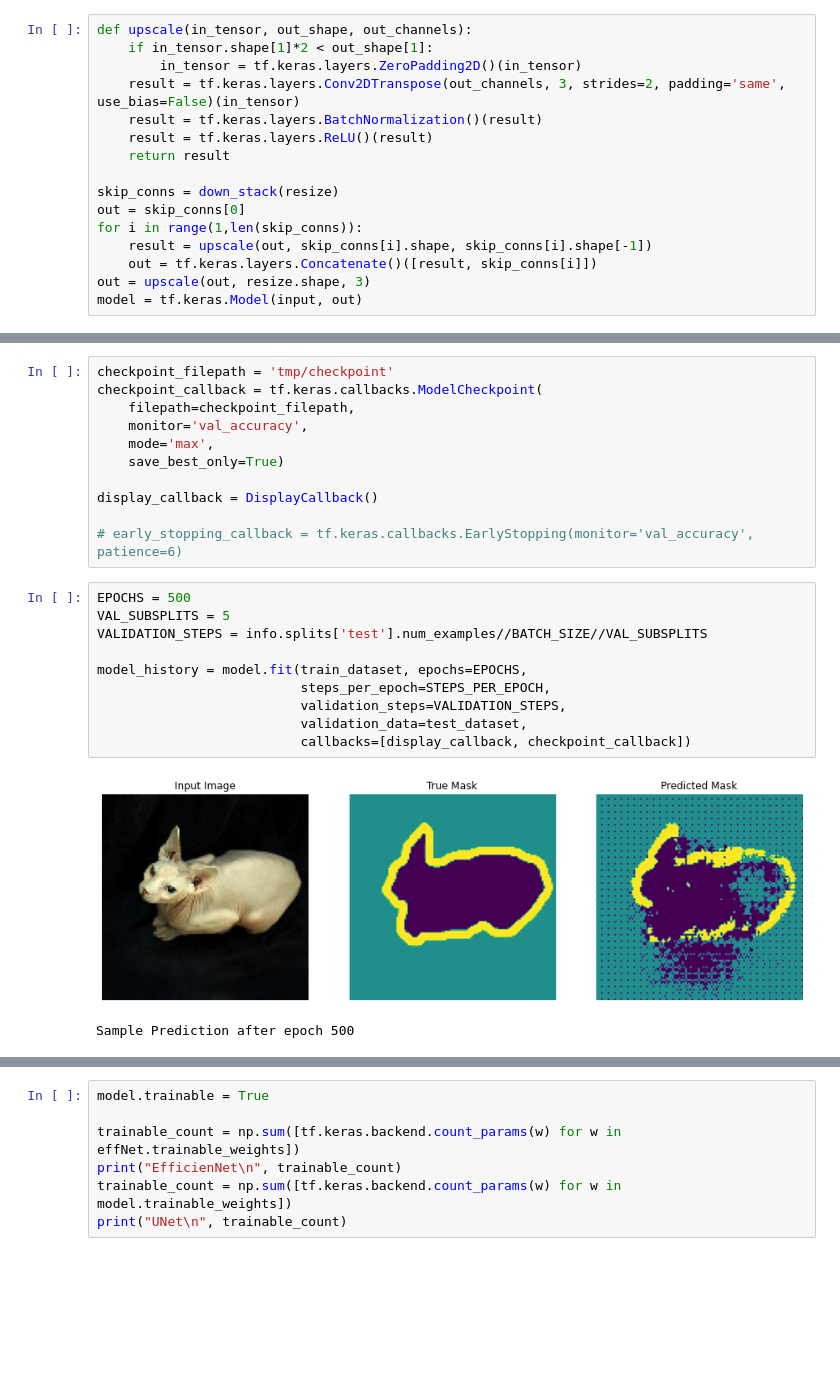
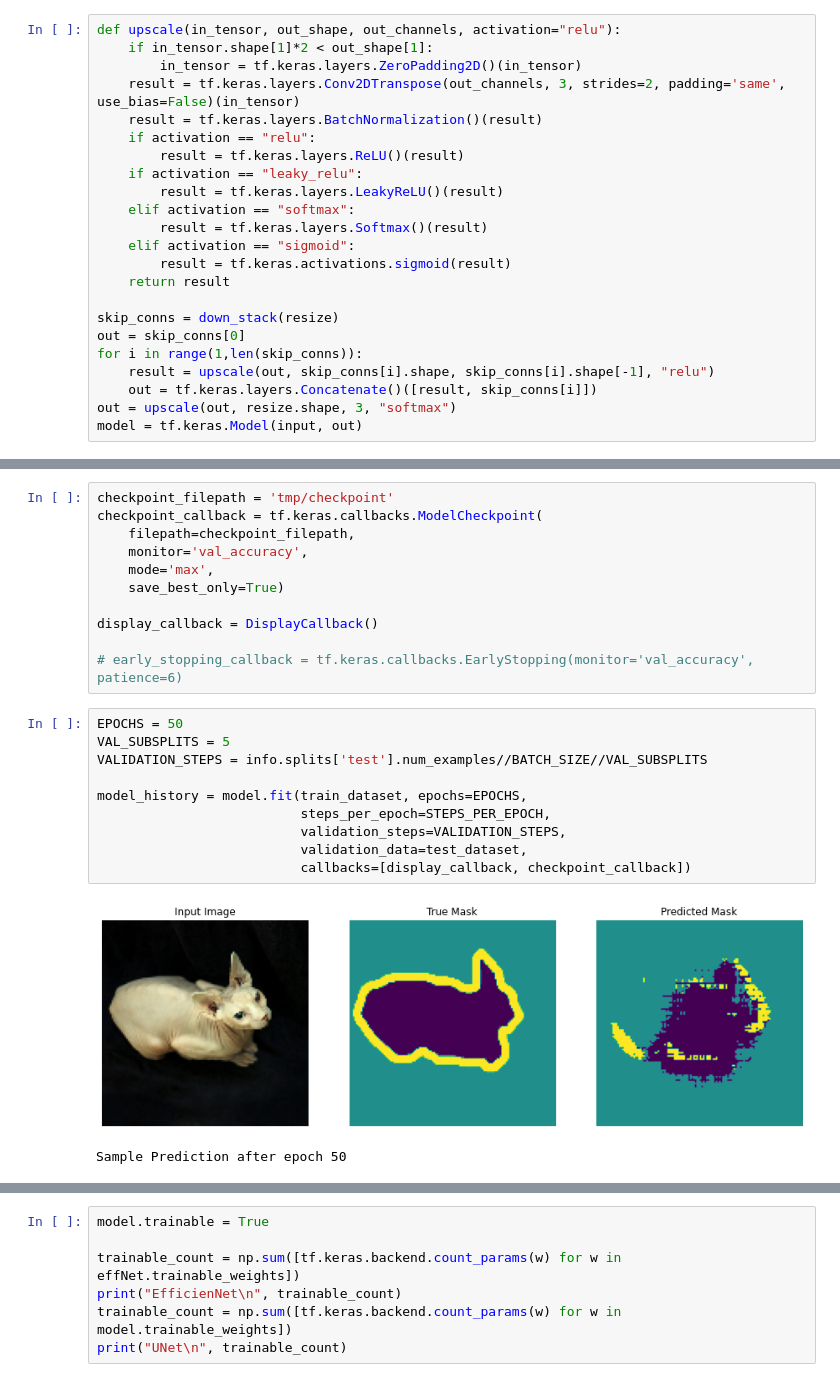
Before and after one commit to pegjul/DeepLearningModels, a Jupyter notebook: UNet/UNet.ipynb, the cells around one changed output, grey strips where cells are left out. Drawn from its saved outputs; the diff is of its cells as text; blank space fills up the shorter version.

Commit message:
Adding different activation functions.

```diff
--- a/UNet/UNet.ipynb
+++ b/UNet/UNet.ipynb
@@ -33,20 +33,27 @@ down_stack.trainable = False
 # %% [markdown]
 Creating the UNet-Model
 # %%
-def upscale(in_tensor, out_shape, out_channels):
+def upscale(in_tensor, out_shape, out_channels, activation="relu"):
     if in_tensor.shape[1]*2 < out_shape[1]:
         in_tensor = tf.keras.layers.ZeroPadding2D()(in_tensor)
     result = tf.keras.layers.Conv2DTranspose(out_channels, 3, strides=2, padding='same', use_bias=False)(in_tensor)
     result = tf.keras.layers.BatchNormalization()(result)
-    result = tf.keras.layers.ReLU()(result)
+    if activation == "relu":
+        result = tf.keras.layers.ReLU()(result)
+    if activation == "leaky_relu":
+        result = tf.keras.layers.LeakyReLU()(result)
+    elif activation == "softmax":
+        result = tf.keras.layers.Softmax()(result)
+    elif activation == "sigmoid":
+        result = tf.keras.activations.sigmoid(result)
     return result
 
 skip_conns = down_stack(resize)
 out = skip_conns[0]
 for i in range(1,len(skip_conns)):
-    result = upscale(out, skip_conns[i].shape, skip_conns[i].shape[-1])
+    result = upscale(out, skip_conns[i].shape, skip_conns[i].shape[-1], "relu")
     out = tf.keras.layers.Concatenate()([result, skip_conns[i]])
-out = upscale(out, resize.shape, 3)
+out = upscale(out, resize.shape, 3, "softmax")
 model = tf.keras.Model(input, out)
 # %% [markdown]
 Printing the UNet-Model
@@ -158,18 +165,18 @@ display_callback = DisplayCallback()
 
 # early_stopping_callback = tf.keras.callbacks.EarlyStopping(monitor='val_accuracy', patience=6)
 # %%
-EPOCHS = 500
+EPOCHS = 50
 VAL_SUBSPLITS = 5
 VALIDATION_STEPS = info.splits['test'].num_examples//BATCH_SIZE//VAL_SUBSPLITS
 
 model_history = model.fit(train_dataset, epochs=EPOCHS,
                           steps_per_epoch=STEPS_PER_EPOCH,
                           validation_steps=VALIDATION_STEPS,
                           validation_data=test_dataset,
                           callbacks=[display_callback, checkpoint_callback])
 # %% [output]
-[figure, old version]
+[figure, new version]
-Sample Prediction after epoch 500
+Sample Prediction after epoch 50
 # %%
 loss = model_history.history['loss']
 val_loss = model_history.history['val_loss']
```
Also changed, not shown: parts of 7 cells of this notebook, 2 other files.
